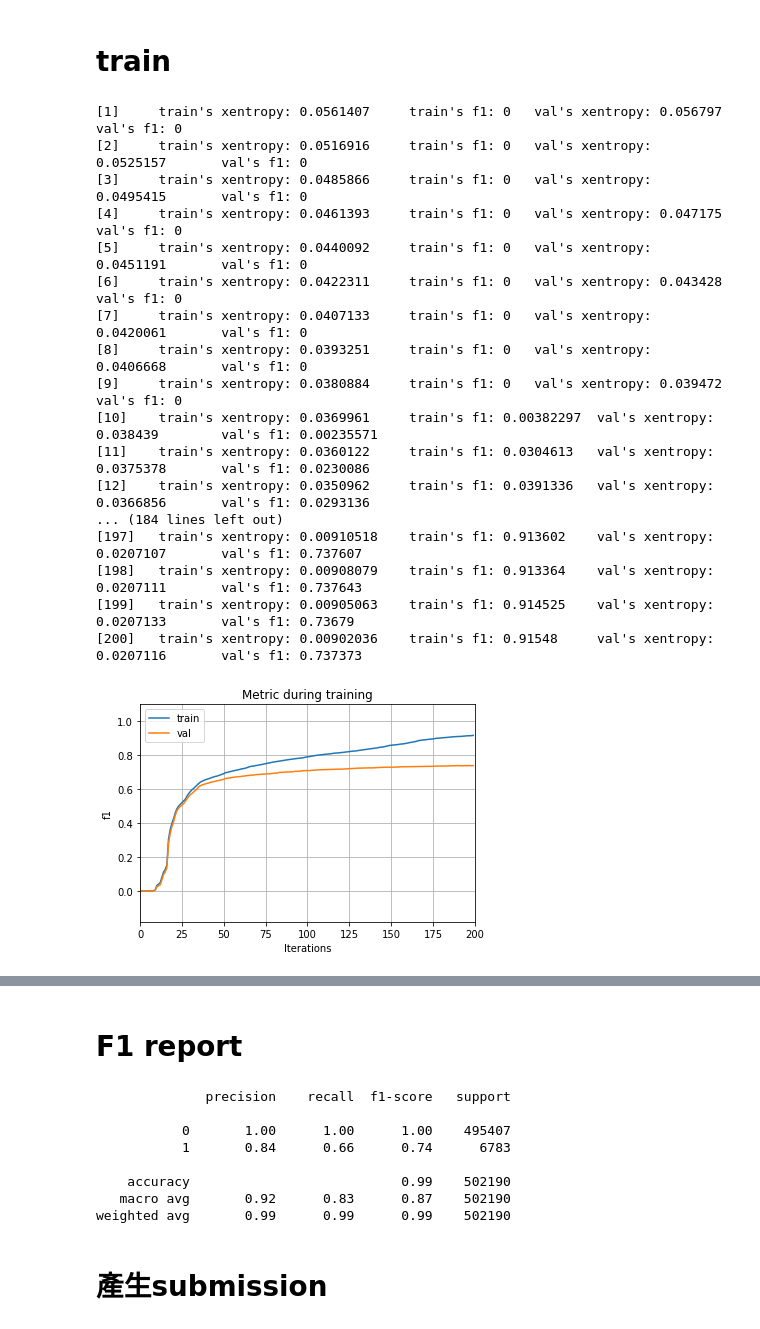
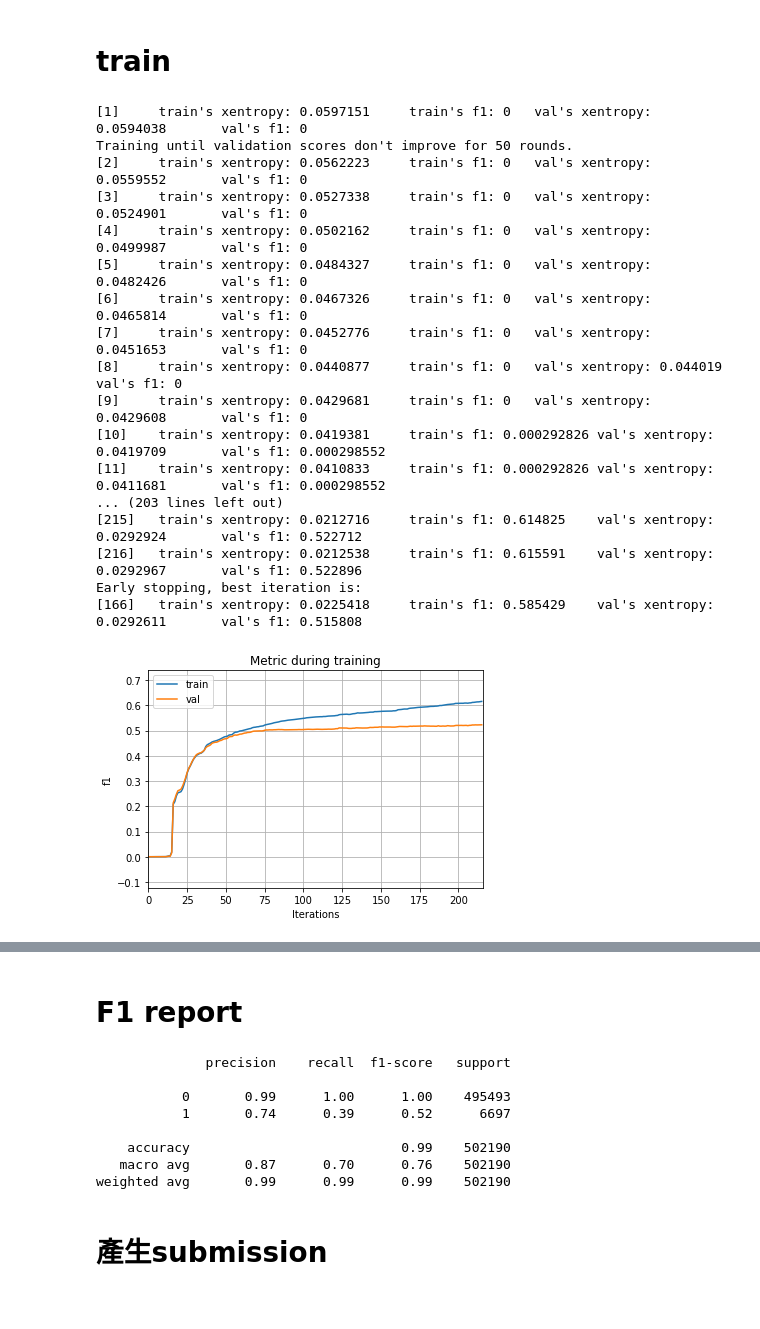
Before and after one commit to skywalker0803r/Ricky, a Jupyter notebook: 玉山AI比賽_modeling.ipynb, the cells around one changed output, grey strips where cells are left out. Drawn from its saved outputs; the diff is of its cells as text; code cells hidden in the pictures.

```diff
--- a/玉山AI比賽_modeling.ipynb
+++ b/玉山AI比賽_modeling.ipynb
@@ -40,7 +67,7 @@ test.head()
 # %% [markdown]
 # 定義 features & target
 # %%
-features = test.drop(['txkey'],axis=1).columns.tolist()
+features = test.drop(['txkey','locdt','cano','bacno'],axis=1).columns.tolist()
 y_name = 'fraud_ind'
 print(len(features),features)
 print(len([y_name]),[y_name])
@@ -73,65 +100,66 @@ def lgb_f1_score(y_hat, data):
 
 # 超參數
 parameters = {
-    # 分類任務
+    #'boosting_type':'gbdt',
+    #'n_estimators':64,
     'objective': 'cross_entropy',
     'metric': 'cross_entropy',
-
-    # For Better Accuracy
-    'num_iterations':200,
+    'num_iterations':500,
     'learning_rate': 0.05,
-    'num_leaves': 64,
-
-    # Deal with Over-fitting
-    'feature_fraction': 0.9,
-    'bagging_fraction': 0.9,
-    'bagging_freq': 5,
-    'min_data_in_leaf':40,
-
-    # because training data is extremely unbalanced
-    'scale_pos_weight':99
+    #'max_depth':10,
+    #'num_leaves':64,
+    'feature_fraction': 0.8,
+    #'bagging_fraction' :0.9,
+    #'reg_alpha':0.5,
+    #'reg_lambda':0.5,
+    'tree_learner':'data',
+    "is_unbalance":True,
+    "early_stopping_round":50,
+    "drop_rate":0.5,
+    #'min_child_samples':40,
+    #'min_child_weight':0.002,
 }
 
 train_data = lightgbm.Dataset(train[features],
                               label=train[y_name],
                               categorical_feature = features)
 
 val_data = lightgbm.Dataset(val[features],
                             label=val[y_name],
                             categorical_feature = features)
 
 # training
 evals_result = {}
 model = lightgbm.train(parameters,
                        train_data,
                        valid_sets=[val_data, train_data],
                        valid_names=['val', 'train'],
                        feval = lgb_f1_score,
                        evals_result = evals_result)
 
 # plt 1
 lightgbm.plot_metric(evals_result, metric='f1')
 plt.show()
 
 # plt 2
 ax = lightgbm.plot_importance(model, max_num_features=40, figsize=(15,15))
 plt.show()
 # %% [output]
-[1]     train's xentropy: 0.0561407     train's f1: 0   val's xentropy: 0.056797        val's f1: 0
-[2]     train's xentropy: 0.0516916     train's f1: 0   val's xentropy: 0.0525157       val's f1: 0
-[3]     train's xentropy: 0.0485866     train's f1: 0   val's xentropy: 0.0495415       val's f1: 0
-[4]     train's xentropy: 0.0461393     train's f1: 0   val's xentropy: 0.047175        val's f1: 0
-[5]     train's xentropy: 0.0440092     train's f1: 0   val's xentropy: 0.0451191       val's f1: 0
-[6]     train's xentropy: 0.0422311     train's f1: 0   val's xentropy: 0.043428        val's f1: 0
-[7]     train's xentropy: 0.0407133     train's f1: 0   val's xentropy: 0.0420061       val's f1: 0
-[8]     train's xentropy: 0.0393251     train's f1: 0   val's xentropy: 0.0406668       val's f1: 0
-[9]     train's xentropy: 0.0380884     train's f1: 0   val's xentropy: 0.039472        val's f1: 0
-[10]    train's xentropy: 0.0369961     train's f1: 0.00382297  val's xentropy: 0.038439        val's f1: 0.00235571
-[11]    train's xentropy: 0.0360122     train's f1: 0.0304613   val's xentropy: 0.0375378       val's f1: 0.0230086
-[12]    train's xentropy: 0.0350962     train's f1: 0.0391336   val's xentropy: 0.0366856       val's f1: 0.0293136
-... (184 lines left out)
-[197]   train's xentropy: 0.00910518    train's f1: 0.913602    val's xentropy: 0.0207107       val's f1: 0.737607
-[198]   train's xentropy: 0.00908079    train's f1: 0.913364    val's xentropy: 0.0207111       val's f1: 0.737643
-[199]   train's xentropy: 0.00905063    train's f1: 0.914525    val's xentropy: 0.0207133       val's f1: 0.73679
-[200]   train's xentropy: 0.00902036    train's f1: 0.91548     val's xentropy: 0.0207116       val's f1: 0.737373
+[1]     train's xentropy: 0.0597151     train's f1: 0   val's xentropy: 0.0594038       val's f1: 0
+Training until validation scores don't improve for 50 rounds.
+[2]     train's xentropy: 0.0562223     train's f1: 0   val's xentropy: 0.0559552       val's f1: 0
+[3]     train's xentropy: 0.0527338     train's f1: 0   val's xentropy: 0.0524901       val's f1: 0
+[4]     train's xentropy: 0.0502162     train's f1: 0   val's xentropy: 0.0499987       val's f1: 0
+[5]     train's xentropy: 0.0484327     train's f1: 0   val's xentropy: 0.0482426       val's f1: 0
+[6]     train's xentropy: 0.0467326     train's f1: 0   val's xentropy: 0.0465814       val's f1: 0
+[7]     train's xentropy: 0.0452776     train's f1: 0   val's xentropy: 0.0451653       val's f1: 0
+[8]     train's xentropy: 0.0440877     train's f1: 0   val's xentropy: 0.044019        val's f1: 0
+[9]     train's xentropy: 0.0429681     train's f1: 0   val's xentropy: 0.0429608       val's f1: 0
+[10]    train's xentropy: 0.0419381     train's f1: 0.000292826 val's xentropy: 0.0419709       val's f1: 0.000298552
+[11]    train's xentropy: 0.0410833     train's f1: 0.000292826 val's xentropy: 0.0411681       val's f1: 0.000298552
+... (203 lines left out)
+[215]   train's xentropy: 0.0212716     train's f1: 0.614825    val's xentropy: 0.0292924       val's f1: 0.522712
+[216]   train's xentropy: 0.0212538     train's f1: 0.615591    val's xentropy: 0.0292967       val's f1: 0.522896
+Early stopping, best iteration is:
+[166]   train's xentropy: 0.0225418     train's f1: 0.585429    val's xentropy: 0.0292611       val's f1: 0.515808
-[figure, old version]
+[figure, new version]
@@ -149,11 +177,11 @@ print(classification_report(val[y_name] ,y_pred ,target_names=['0','1']))
 # %% [output]
               precision    recall  f1-score   support
 
-           0       1.00      1.00      1.00    495407
-           1       0.84      0.66      0.74      6783
+           0       0.99      1.00      1.00    495493
+           1       0.74      0.39      0.52      6697
 
     accuracy                           0.99    502190
-   macro avg       0.92      0.83      0.87    502190
+   macro avg       0.87      0.70      0.76    502190
 weighted avg       0.99      0.99      0.99    502190
 # %% [markdown]
 # 產生submission
```
Also changed, not shown: parts of 6 cells of this notebook.
